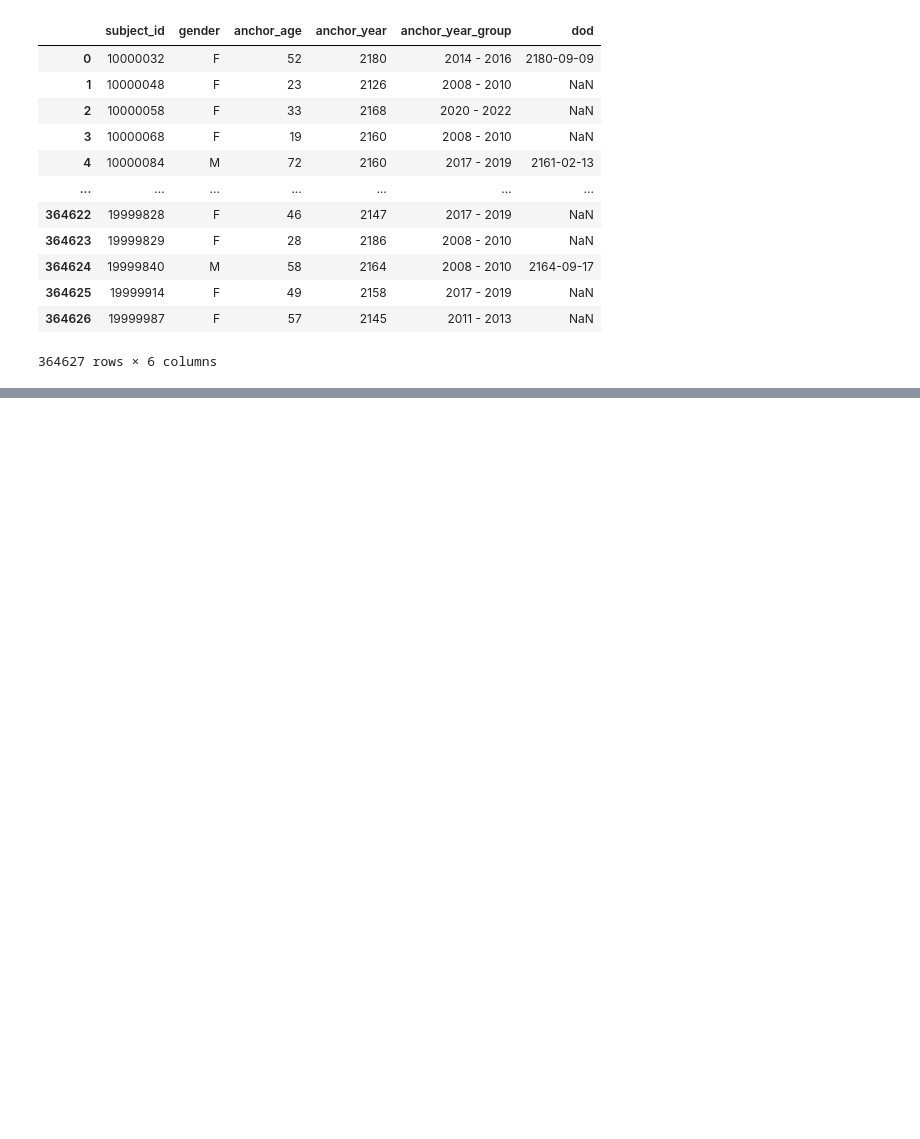
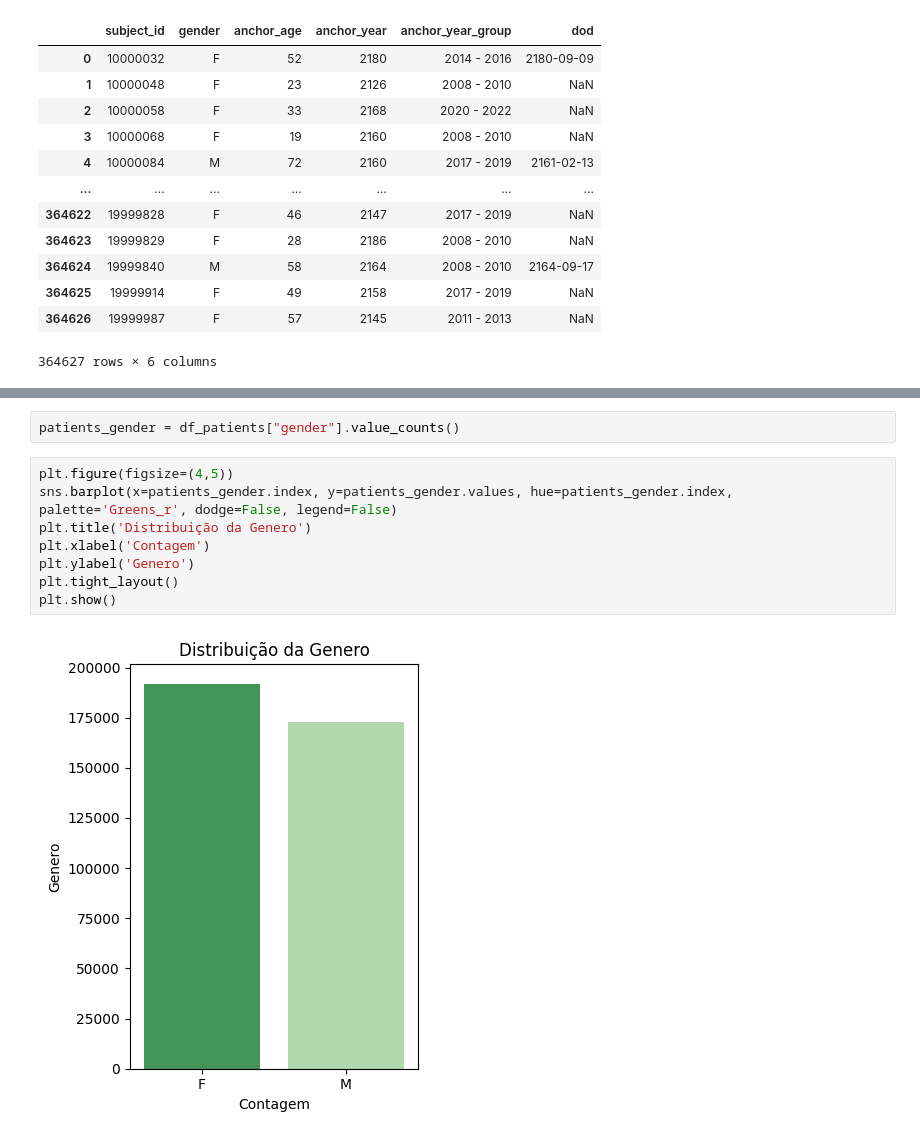
Before and after one commit to lucasdblucas/ehr-model, a Jupyter notebook: exploration/explorer.ipynb, the cells around one changed output, grey strips where cells are left out. Drawn from its saved outputs; the diff is of its cells as text; blank space fills up the shorter version.

```diff
--- a/exploration/explorer.ipynb
+++ b/exploration/explorer.ipynb
@@ -27,0 +46,12 @@ display(df_patients)
+# %%
+patients_gender = df_patients["gender"].value_counts()
+# %%
+plt.figure(figsize=(4,5))
+sns.barplot(x=patients_gender.index, y=patients_gender.values, hue=patients_gender.index, palette='Greens_r', dodge=False, legend=False)
+plt.title('Distribuição da Genero')
+plt.xlabel('Contagem')
+plt.ylabel('Genero')
+plt.tight_layout()
+plt.show()
+# %% [output]
+[figure, added]
```
Also changed, not shown: parts of 3 cells of this notebook.
